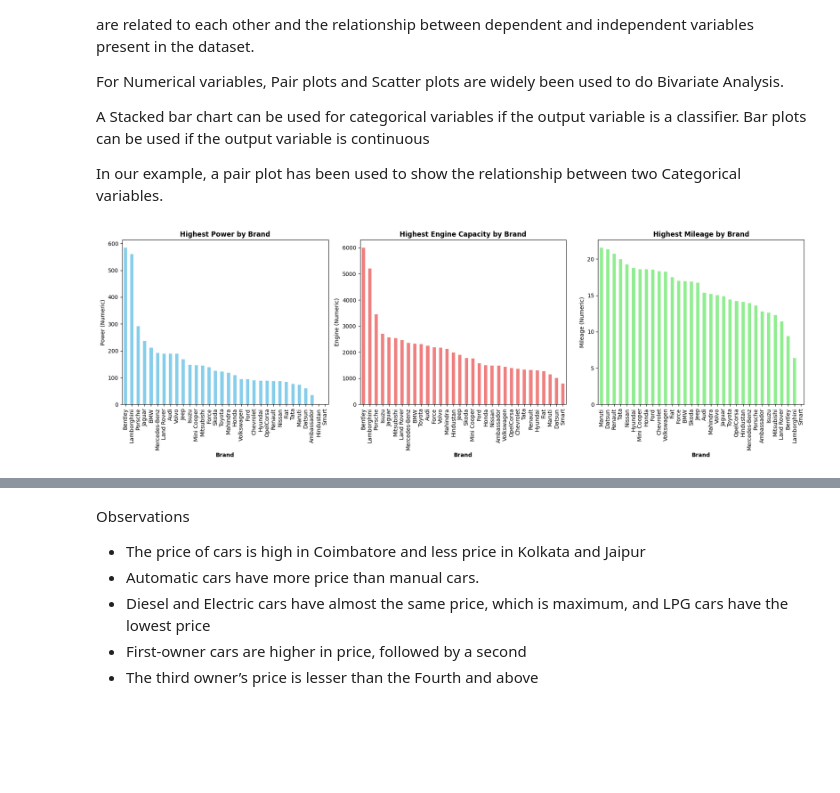
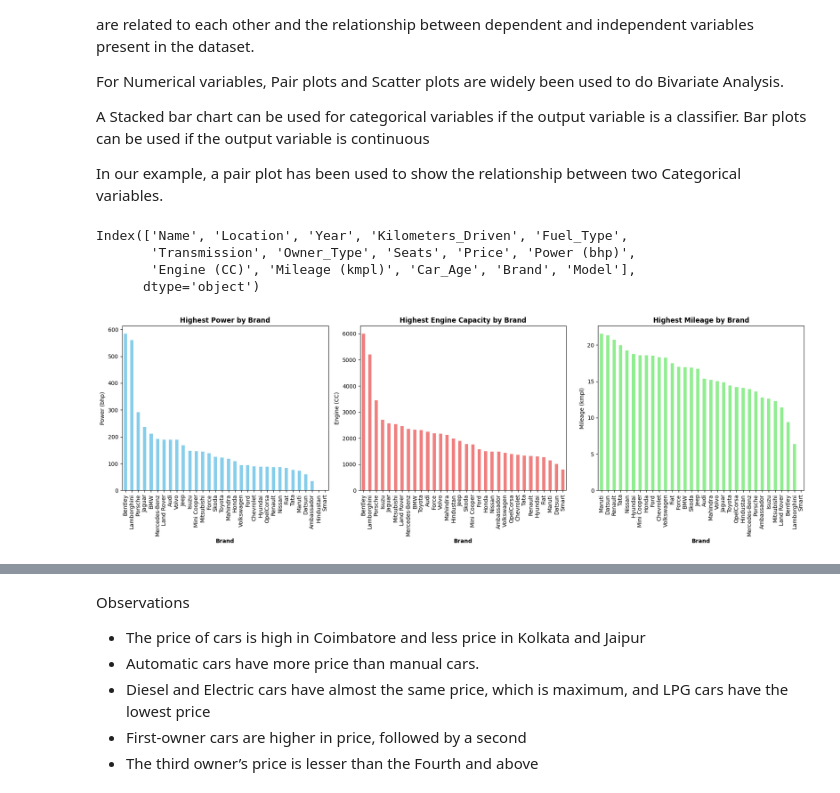
Before and after one commit to 1sumer/Python, a Jupyter notebook: Exploratory Data Analysis/Car/Car/Simple CAR EDA.ipynb, the cells around one changed output, grey strips where cells are left out. Cells and saved outputs as stored; diff of their text form; code cells hidden in the pictures; blank space fills up the shorter version.

```diff
--- a/Exploratory Data Analysis/Car/Car/Simple CAR EDA.ipynb
+++ b/Exploratory Data Analysis/Car/Car/Simple CAR EDA.ipynb
@@ -211,15 +207,15 @@ data.head()
 | 4 | Audi A4 New 2.0 TDI Multitronic | Coimbatore | 2013 | 40670 | Diesel | Automatic | Second | 15.2 kmpl | 1968 CC | ... |
 # %%
 # Split the 'Power' column into two separate columns
-data[['Power (Numeric)', 'Unit']] = data['Power'].str.split(' ', expand=True) #
-data['Power (Numeric)'].replace({'null':'0'}, inplace=True) # Replace 'null' with '0' for numeric values
-data['Power (Numeric)'] = data['Power (Numeric)'].astype('float') # Convert 'Power (Numeric)' to float
+data[['Power (bhp)', 'Unit']] = data['Power'].str.split(' ', expand=True) #
+data['Power (bhp)'].replace({'null':'0'}, inplace=True) # Replace 'null' with '0' for numeric values
+data['Power (bhp)'] = data['Power (bhp)'].astype('float') # Convert 'Power (bhp)' to float
 # %%
-data[['Engine (Numeric)', 'Unit']] = data['Engine'].str.split(' ', expand=True)
-data['Engine (Numeric)'] = data['Engine (Numeric)'].astype('int')
+data[['Engine (CC)', 'Unit']] = data['Engine'].str.split(' ', expand=True)
+data['Engine (CC)'] = data['Engine (CC)'].astype('int')
 # %%
-data[['Mileage (Numeric)', 'Unit']] = data['Mileage'].str.split(' ', expand=True)
-data['Mileage (Numeric)'] = data['Mileage (Numeric)'].astype('float')
+data[['Mileage (kmpl)', 'Unit']] = data['Mileage'].str.split(' ', expand=True)
+data['Mileage (kmpl)'] = data['Mileage (kmpl)'].astype('float')
 # %%
 data.drop('Unit', axis=1, inplace=True)
 # %%
@@ -314,6 +319,8 @@ data.head()
 | 2 | Honda Jazz V | Chennai | 2011 | 46000 | Petrol | Manual | First | 18.2 kmpl | 1199 CC | ... |
 | 3 | Maruti Ertiga VDI | Chennai | 2012 | 87000 | Diesel | Manual | First | 20.77 kmpl | 1248 CC | ... |
 | 4 | Audi A4 New 2.0 TDI Multitronic | Coimbatore | 2013 | 40670 | Diesel | Automatic | Second | 15.2 kmpl | 1968 CC | ... |
+# %%
+data.drop(columns=['Mileage', 'Engine', 'Power'], axis=1, inplace=True)
 # %%
 data.shape
 # %% [output]
@@ -518,37 +522,44 @@ For Numerical variables, Pair plots and Scatter plots are widely been used to do
 A Stacked bar chart can be used for categorical variables if the output variable is a classifier. Bar plots can be used if the output variable is continuous
 
 In our example, a pair plot has been used to show the relationship between two Categorical variables.
+# %%
+data.columns
+# %% [output]
+Index(['Name', 'Location', 'Year', 'Kilometers_Driven', 'Fuel_Type',
+       'Transmission', 'Owner_Type', 'Seats', 'Price', 'Power (bhp)',
+       'Engine (CC)', 'Mileage (kmpl)', 'Car_Age', 'Brand', 'Model'],
+      dtype='object')
 # %%
 # Group by Brand and find the maximum values for Power, Engine, and Mileage
-power = data.groupby('Brand')['Power (Numeric)'].mean().sort_values(ascending=False)
-engine = data.groupby('Brand')['Engine (Numeric)'].mean().sort_values(ascending=False)
-mileage = data.groupby('Brand')['Mileage (Numeric)'].mean().sort_values(ascending=False)
+power = data.groupby('Brand')['Power (bhp)'].mean().sort_values(ascending=False)
+engine = data.groupby('Brand')['Engine (CC)'].mean().sort_values(ascending=False)
+mileage = data.groupby('Brand')['Mileage (kmpl)'].mean().sort_values(ascending=False)
 
 # Plotting
 fig, ax = plt.subplots(1, 3, figsize=(18, 6))
 
 # Plot Power
 power.plot(kind='bar', ax=ax[0], color='skyblue')
 ax[0].set_title('Highest Power by Brand', fontweight='bold')
-ax[0].set_ylabel('Power (Numeric)')
+ax[0].set_ylabel('Power (bhp)')
 ax[0].set_xlabel('Brand', fontweight='bold')
 
 # Plot Engine
 engine.plot(kind='bar', ax=ax[1], color='lightcoral')
 ax[1].set_title('Highest Engine Capacity by Brand', fontweight='bold')
-ax[1].set_ylabel('Engine (Numeric)')
+ax[1].set_ylabel('Engine (CC)')
 ax[1].set_xlabel('Brand', fontweight='bold')
 
 # Plot Mileage
 mileage.plot(kind='bar', ax=ax[2], color='lightgreen')
 ax[2].set_title('Highest Mileage by Brand', fontweight='bold')
-ax[2].set_ylabel('Mileage (Numeric)')
+ax[2].set_ylabel('Mileage (kmpl)')
 ax[2].set_xlabel('Brand', fontweight='bold')
 
 plt.tight_layout() # Adjust spacing between subplots
 plt.show()
 # %% [output]
-[figure, old version]
+[figure, new version]
 # %%
 # Define features and titles for plotting
 features = [
```
Also changed, not shown: parts of 21 cells of this notebook, 1 other file.
